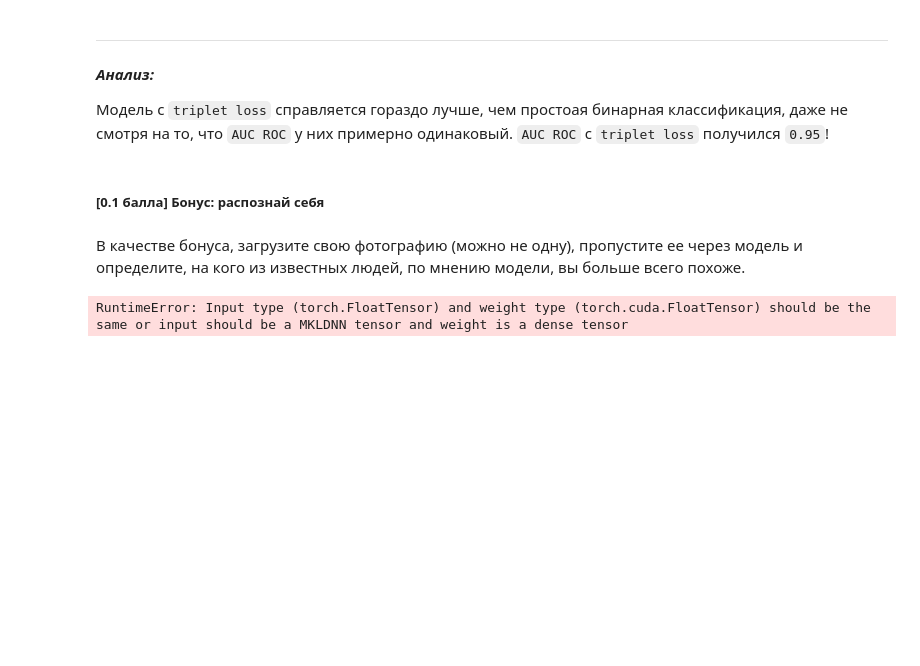
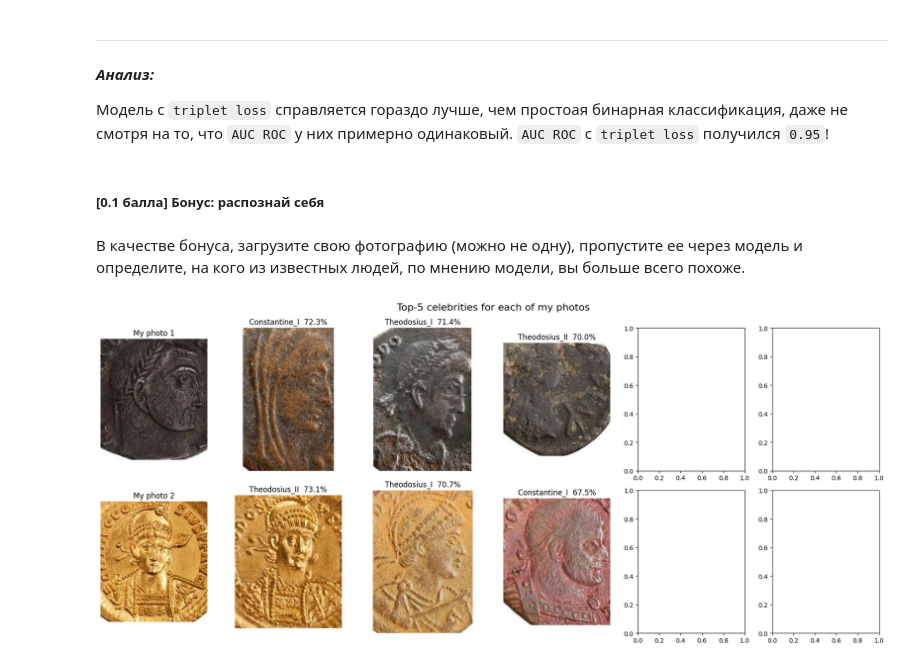
Before and after one commit to Transmittance/byzantine-numismatic-prj, a Jupyter notebook: custom_model/Custom_Model.ipynb, the cells around one changed output. Drawn from its saved outputs; the diff is of its cells as text; code cells hidden in the pictures; blank space fills up the shorter version.

Commit message:
fix custom model – accidentally pushed wrong version of ipynb notebook

```diff
--- a/custom_model/Custom_Model.ipynb
+++ b/custom_model/Custom_Model.ipynb
@@ -110,6 +37,7 @@ From https://github.com/Transmittance/dump
 # %%
 train_transform = transforms.Compose(
     [
+        transforms.Resize((224, 224)),
         transforms.RandomHorizontalFlip(),
         transforms.RandomRotation(degrees=12),
         transforms.ColorJitter(brightness=0.15, contrast=0.15),
@@ -121,13 +49,14 @@ train_transform = transforms.Compose(
 
 test_transform = transforms.Compose(
     [
+        transforms.Resize((140, 140)),
         transforms.ToTensor(),
         transforms.Normalize(mean=[0.5, 0.5, 0.5], std=[0.5, 0.5, 0.5])
     ]
 )
 
-train_ds = torchvision.datasets.ImageFolder("/content/dump/face_data/training", transform = train_transform)
-test_ds = torchvision.datasets.ImageFolder("/content/dump/face_data/testing", transform = test_transform)
+train_ds = torchvision.datasets.ImageFolder("./images_by_classes/training", transform = train_transform)
+test_ds = torchvision.datasets.ImageFolder("./images_by_classes/testing", transform = test_transform)
 # %% [markdown]
 Давайте посмотрим на примеры фотографий. Нарисуйте несколько.
 # %%
@@ -616,4 +229,0 @@ val_pairs_loader = torch.utils.data.DataLoader(val_small, batch_size=256, shuffl
-# %%
-model = ClassificationNet().to(device)
-optimizer = torch.optim.Adam(model.parameters(), lr=0.0011)
-criterion = nn.BCEWithLogitsLoss(pos_weight=torch.tensor([1], device=device))
@@ -659,4 +229,0 @@ np.float64(0.540915395284329)
-# %%
-model = ClassificationNetV2().to(device)
-optimizer = torch.optim.Adam(model.parameters(), lr=0.001)
-criterion = nn.BCEWithLogitsLoss(pos_weight=torch.tensor([1], device=device))
@@ -1036,21 +507,18 @@ get_score(get_auc_roc(model))
 ##### [0.1 балла] Бонус: распознай себя
 # %% [markdown]
 В качестве бонуса, загрузите свою фотографию (можно не одну), пропустите ее через модель и определите, на кого из известных людей, по мнению модели, вы больше всего похоже.
-# %%
-# Set environment variable to potentially help with CUDA out of memory errors
-device = torch.device("cpu")
 # %%
 import gc
 
 torch.cuda.empty_cache()
 gc.collect()
 
-my_img1 = Image.open("/content/1.png").convert("RGB")
+my_img1 = Image.open("./images_by_classes/testing/Constantine_I/8_obv_Constantine I.jpg").convert("RGB")
 my_tensor1 = test_transform(my_img1)
-my_img2 = Image.open("/content/2.png").convert("RGB")
+my_img2 = Image.open("./images_by_classes/testing/Theodosius_II/644_obv_Theodosius II.jpg").convert("RGB")
 my_tensor2 = test_transform(my_img2)
 
-celeb_ds = torchvision.datasets.ImageFolder("/content/dump/face_data/training", transform=test_transform)
+celeb_ds = torchvision.datasets.ImageFolder("./images_by_classes/training", transform=test_transform)
 idx_to_class = {v: k for k, v in celeb_ds.class_to_idx.items()}
 
 class Pairs(torch.utils.data.Dataset):
@@ -1093,31 +561,31 @@ axs[0, 0].set_title("My photo 1")
 axs[0, 0].axis("off")
 
 for i, (c, p) in enumerate(top1, 1):
     mask = (labels1 == c)
     best_local = np.argmax(scores1[mask])
     best_global = np.where(mask)[0][best_local]
     best_path = celeb_ds.samples[best_global][0]
     celeb_img = Image.open(best_path).convert("RGB")
     axs[0, i].imshow(celeb_img)
     axs[0, i].set_title(f"{idx_to_class[c]}  {p*100:.1f}%")
     axs[0, i].axis("off")
 
 axs[1, 0].imshow(my_img2)
 axs[1, 0].set_title("My photo 2")
 axs[1, 0].axis("off")
 
 for i, (c, p) in enumerate(top2, 1):
     mask = (labels2 == c)
     best_local = np.argmax(scores2[mask])
     best_global = np.where(mask)[0][best_local]
     best_path = celeb_ds.samples[best_global][0]
     celeb_img = Image.open(best_path).convert("RGB")
     axs[1, i].imshow(celeb_img)
     axs[1, i].set_title(f"{idx_to_class[c]}  {p*100:.1f}%")
     axs[1, i].axis("off")
 
 fig.suptitle("Top-5 celebrities for each of my photos", fontsize=16)
 plt.tight_layout()
 plt.show()
 # %% [output]
-RuntimeError: Input type (torch.FloatTensor) and weight type (torch.cuda.FloatTensor) should be the same or input should be a MKLDNN tensor and weight is a dense tensor
+[figure, added]
```
Also changed, not shown: parts of 34 cells of this notebook.
